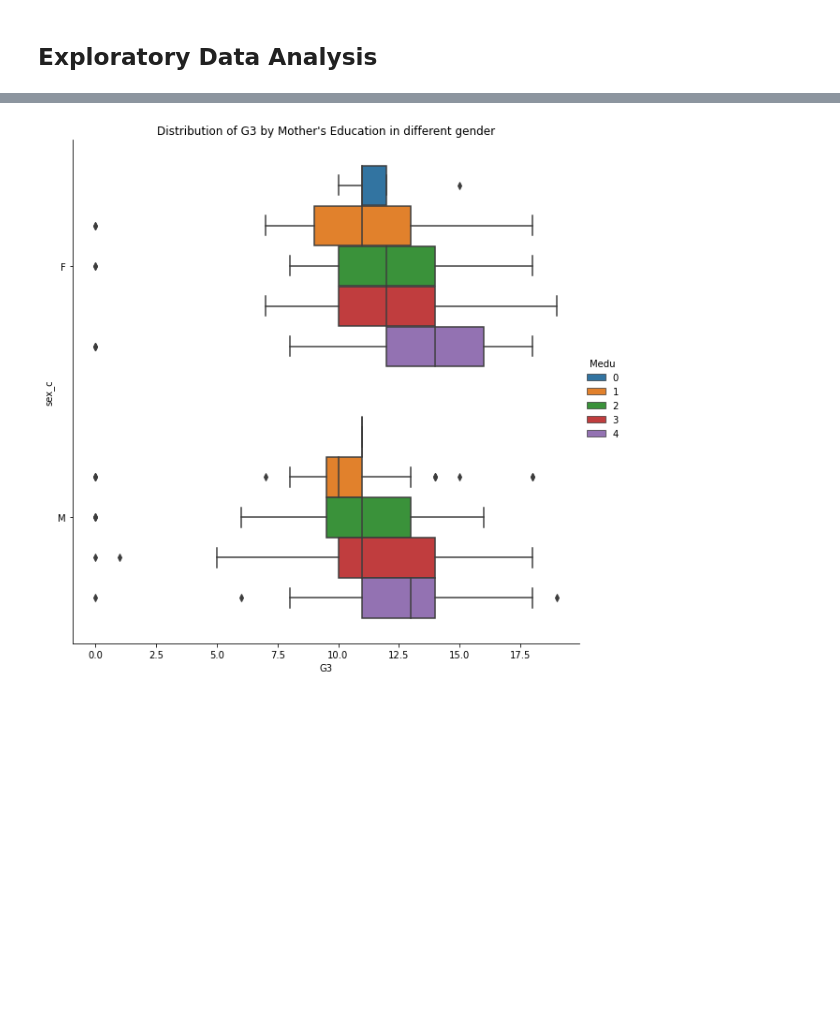
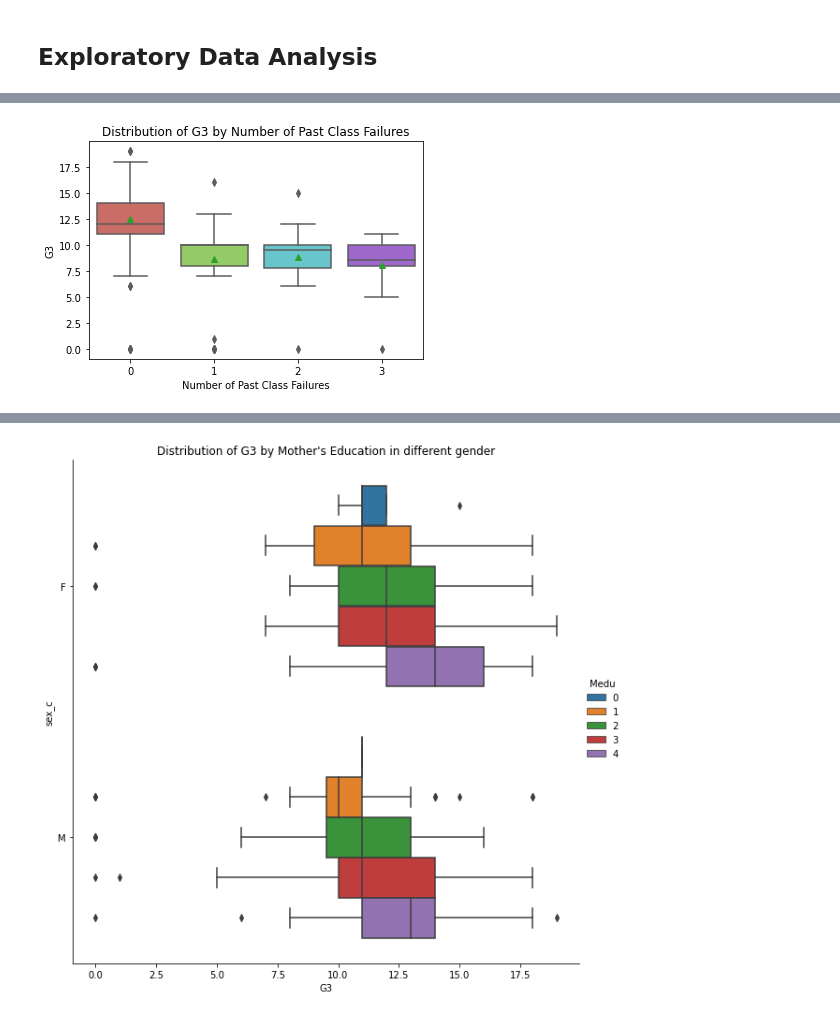
Before and after one commit to stephyap/ph1978L_finalproject, a Jupyter notebook: ph1978L_finalproject.ipynb, the cells around one changed output, grey strips where cells are left out. Cells and saved outputs as stored; diff of their text form; code cells hidden in the pictures; blank space fills up the shorter version.

```diff
--- a/ph1978L_finalproject.ipynb
+++ b/ph1978L_finalproject.ipynb
@@ -57,0 +73,7 @@ Index(['school', 'sex', 'age', 'address', 'famsize', 'Pstatus', 'Medu', 'Fedu',
+# %%
+g = sns.boxplot(x="failures_c", y="G3", data=df, palette='hls', showmeans=True)
+plt.title("Distribution of G3 by Number of Past Class Failures")
+plt.xlabel("Number of Past Class Failures")
+plt.show(g)
+# %% [output]
+[figure, added]
```
Also changed, not shown: parts of 11 cells of this notebook.
